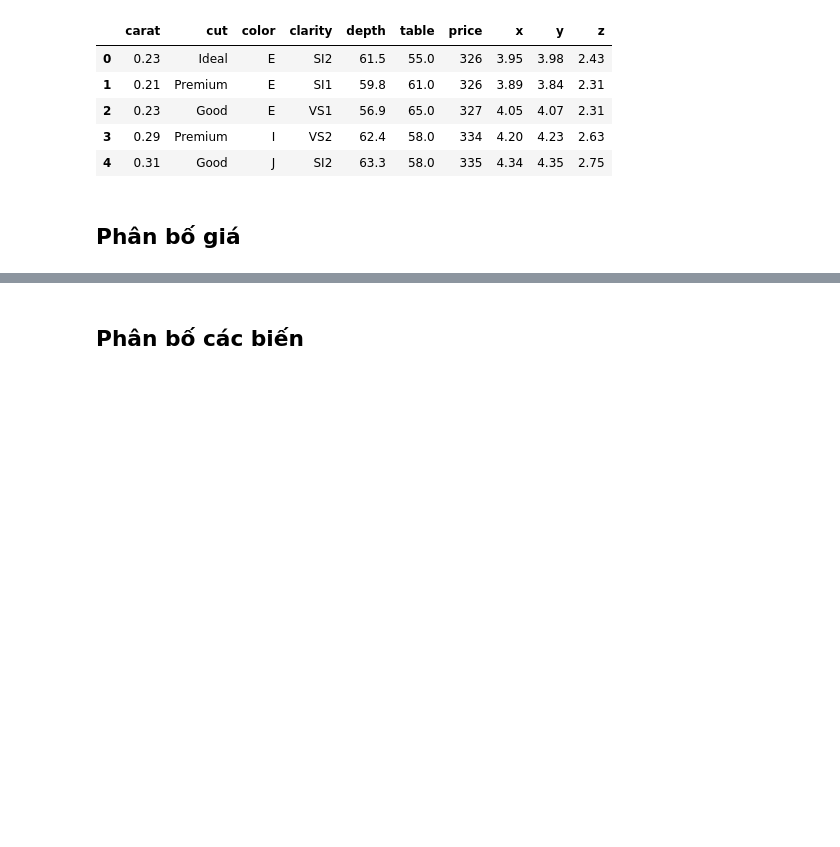
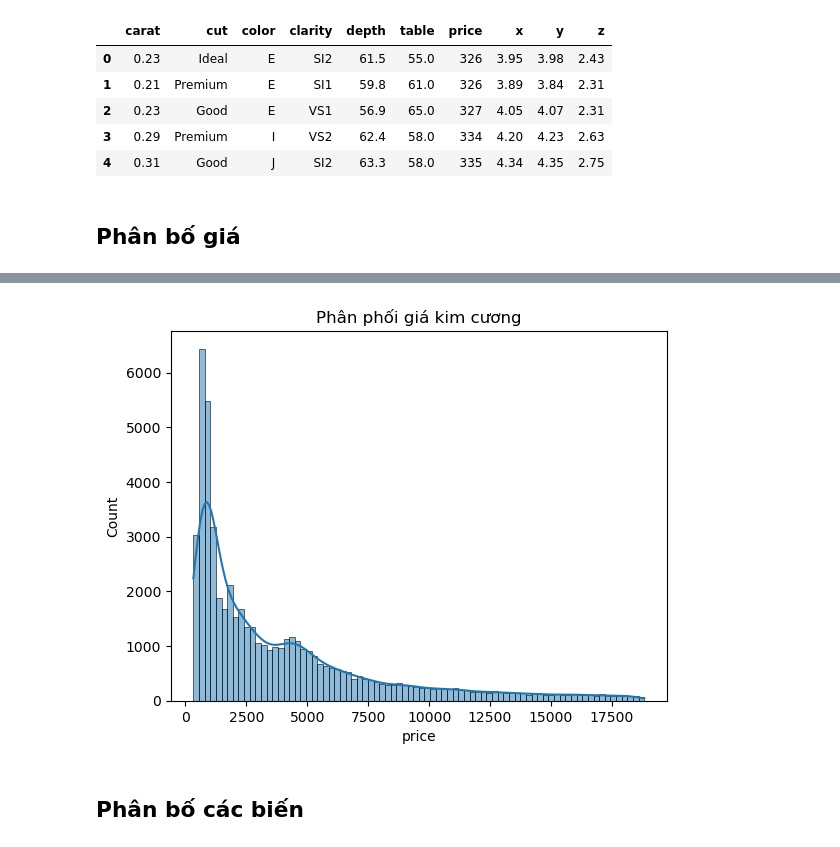
Before and after one commit to lad94220/ML-Lab1, a Jupyter notebook: notebooks/01_data_exploration.ipynb, the cells around one changed output, grey strips where cells are left out. Drawn from its saved outputs; the diff is of its cells as text; code cells hidden in the pictures; blank space fills up the shorter version.

```diff
--- a/notebooks/01_data_exploration.ipynb
+++ b/notebooks/01_data_exploration.ipynb
@@ -98,2 +103,9 @@ plt.show()
+# %%
+# Price distribution
+sns.histplot(data['price'], kde=True)
+plt.title("Phân phối giá kim cương")
+plt.show()
+# %% [output]
+[figure, added]
 # %% [markdown]
 ## Phân bố các biến
```
Also changed, not shown: parts of 20 cells of this notebook, 15 other files.
